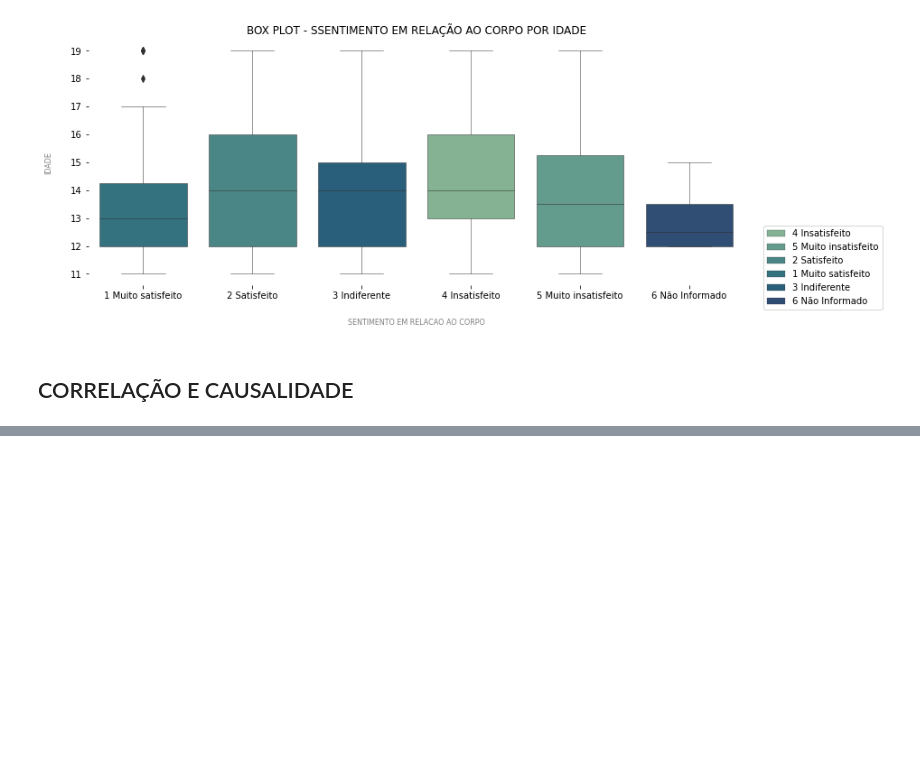
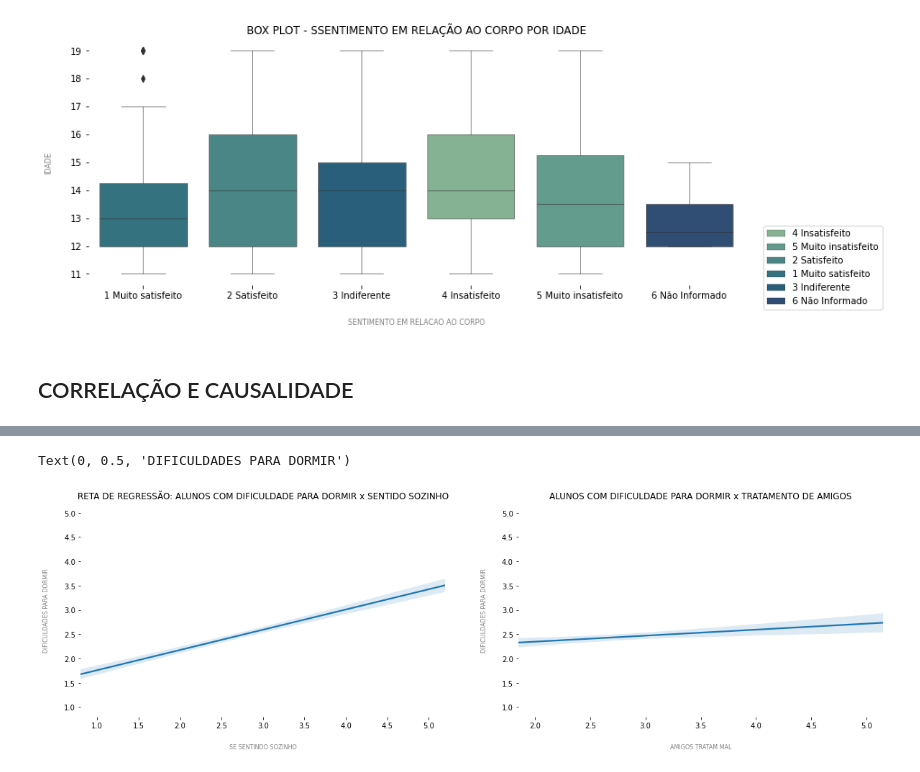
Before and after one commit to daianeklein/bootcamp-Alura, a Jupyter notebook: Desafio-Modulo3.ipynb, the cells around one changed output, grey strips where cells are left out. Cells and saved outputs as stored; diff of their text form; code cells hidden in the pictures; blank space fills up the shorter version.

```diff
--- a/Desafio-Modulo3.ipynb
+++ b/Desafio-Modulo3.ipynb
@@ -398,0 +503,25 @@ sns.heatmap(correlacao, annot=True)
+# %%
+plt.figure(figsize=(20, 12))
+
+ax = plt.subplot(2, 2, 1)
+ax = sns.regplot(data =var, x='sentido_sozinho', y='sem_dormir', truncate=False, marker='')
+
+sns.despine(bottom = True, left=True)
+
+plt.title('RETA DE REGRESSÃO: ALUNOS COM DIFICULDADE PARA DORMIR x SENTIDO SOZINHO')
+plt.xlabel('SE SENTINDO SOZINHO', color = 'grey', labelpad = 20, fontsize = 8)
+plt.ylabel('DIFICULDADES PARA DORMIR', color = 'grey', labelpad = 20, fontsize = 8)
+
+####
+
+ax2 = plt.subplot(2,2,2)
+ax2 = sns.regplot(data =var, x='amigos_trataram_mal', y='sem_dormir', truncate=False, marker='')
+
+sns.despine(bottom = True, left=True)
+
+plt.title('ALUNOS COM DIFICULDADE PARA DORMIR x TRATAMENTO DE AMIGOS')
+plt.xlabel('AMIGOS TRATAM MAL', color = 'grey', labelpad = 20, fontsize = 8)
+plt.ylabel('DIFICULDADES PARA DORMIR', color = 'grey', labelpad = 20, fontsize = 8)
+# %% [output]
+Text(0, 0.5, 'DIFICULDADES PARA DORMIR')
+[figure, added]
```
Also changed, not shown: parts of 10 cells of this notebook.
